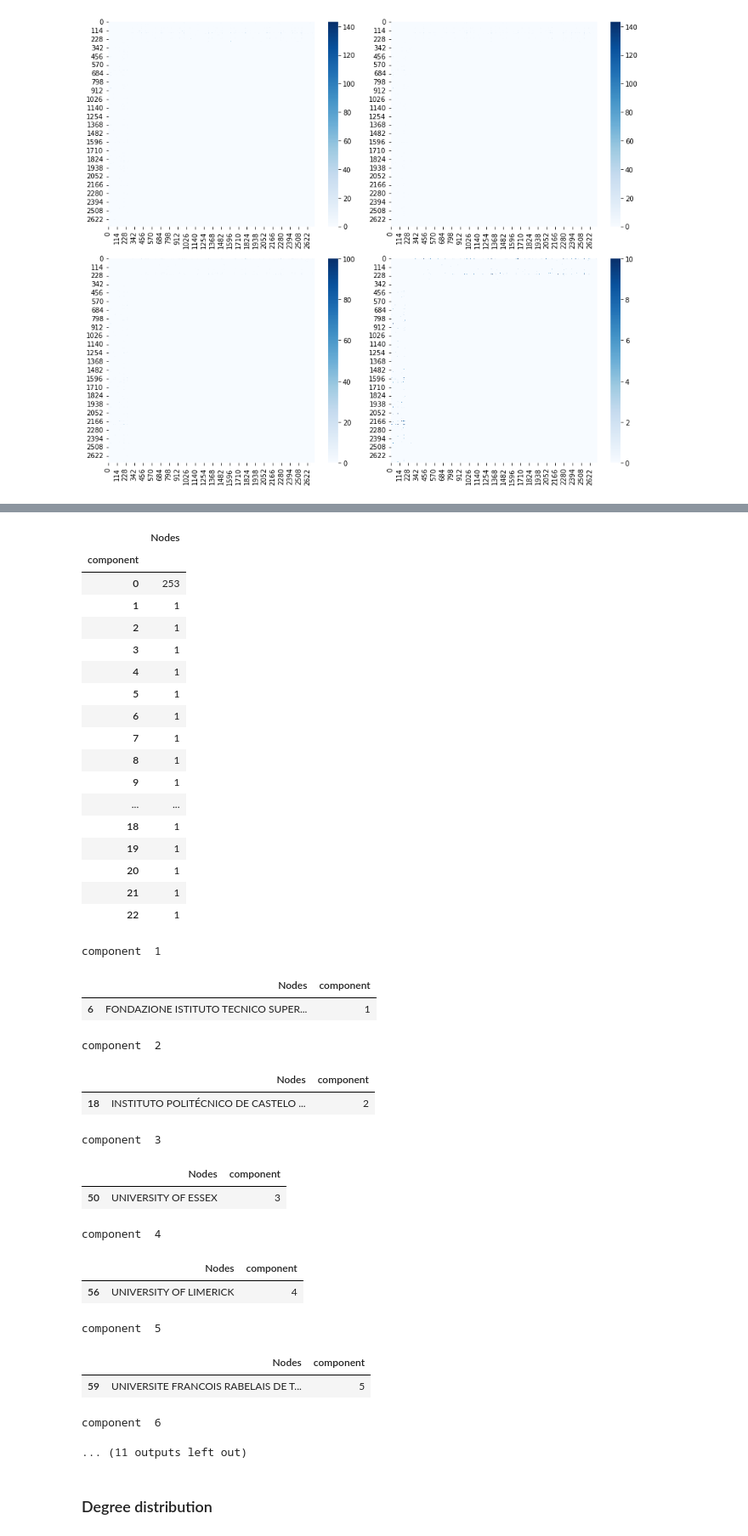
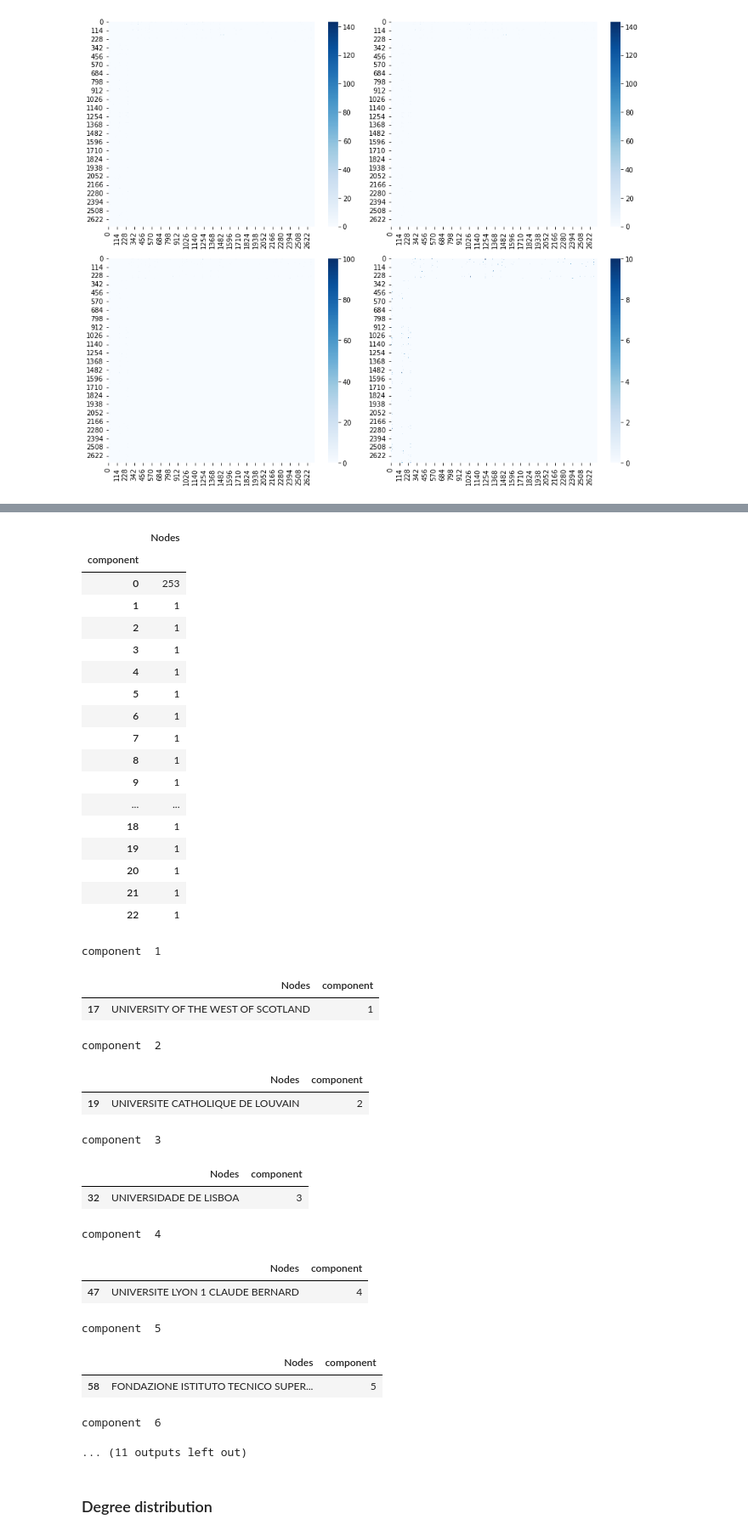
Before and after one commit to FilippoBragato/ErasmusMobilityStudy, a Jupyter notebook: ErasmusForStudy_Network14-19.ipynb, the cells around one changed output, grey strips where cells are left out. Shown at 85% size. Saved outputs shown, nothing was run; the diff lists cells and outputs as text; code cells hidden in the pictures.

```diff
--- a/ErasmusForStudy_Network14-19.ipynb
+++ b/ErasmusForStudy_Network14-19.ipynb
@@ -21,7 +21,8 @@ def filter_data(df):
     df= df[df['Participant Profile']=='Learner']
     df= df[df['Activity (mob)'].str.contains('Student')]
     df = df[~df['Activity (mob)'].str.contains('traineeship')]
-    df = df.loc[:, ['Sending Country Code', 'Sending Organization','Receiving Country Code', 'Receiving Organization', 'Participants']]
+    df = df.loc[:, ['Sending Country Code', 'Sending Organization','Receiving Country Code', 'Receiving Organization',
+                    'Participants', 'Sending City', 'Receiving City']]
     return df
 
 mobility_df = filter_data(mobility_df)
@@ -125,5 +126,6 @@ italian_df
 14110 rows × 5 columns
 # %%
+uni_cities = mobility_df.copy()
 mobility_df = italian_df
 adj_matrix_crs = italian_matrix
 nodes_df = pd.DataFrame({'Nodes': italian_nodes})
@@ -131,46 +133,46 @@ nodes_df = pd.DataFrame({'Nodes': italian_nodes})
 mobility_df.rename({'Sending Organization': 'source','Receiving Organization': 'target', 'Participants':'weight'},axis=1, inplace=True)
 
 nodes_component = ns.find_components(adj_matrix_crs, nodes_df)
 components_n = nodes_component.groupby(by=["component"]).count()
 display(components_n)
 for i in range(1, 12):
     print("component ", i )
     nodes_component_i = nodes_component[nodes_component['component'] == i]
     display(nodes_component_i)
 # %% [output]
 |  | Nodes |
 | component |  |
 | 0 | 253 |
 | 1 | 1 |
 | 2 | 1 |
 | 3 | 1 |
 | 4 | 1 |
 | 5 | 1 |
 | 6 | 1 |
 | 7 | 1 |
 | 8 | 1 |
 | 9 | 1 |
 | ... | ... |
 | 18 | 1 |
 | 19 | 1 |
 | 20 | 1 |
 | 21 | 1 |
 | 22 | 1 |
 component  1
 |  | Nodes | component |
-| 6 | FONDAZIONE ISTITUTO TECNICO SUPER... | 1 |
+| 17 | UNIVERSITY OF THE WEST OF SCOTLAND | 1 |
 component  2
 |  | Nodes | component |
-| 18 | INSTITUTO POLITÉCNICO DE CASTELO ... | 2 |
+| 19 | UNIVERSITE CATHOLIQUE DE LOUVAIN | 2 |
 component  3
 |  | Nodes | component |
-| 50 | UNIVERSITY OF ESSEX | 3 |
+| 32 | UNIVERSIDADE DE LISBOA | 3 |
 component  4
 |  | Nodes | component |
-| 56 | UNIVERSITY OF LIMERICK | 4 |
+| 47 | UNIVERSITE LYON 1 CLAUDE BERNARD | 4 |
 component  5
 |  | Nodes | component |
-| 59 | UNIVERSITE FRANCOIS RABELAIS DE T... | 5 |
+| 58 | FONDAZIONE ISTITUTO TECNICO SUPER... | 5 |
 component  6
 ... (11 outputs left out)
 # %%
```
Also changed, not shown: parts of 12 cells of this notebook.
